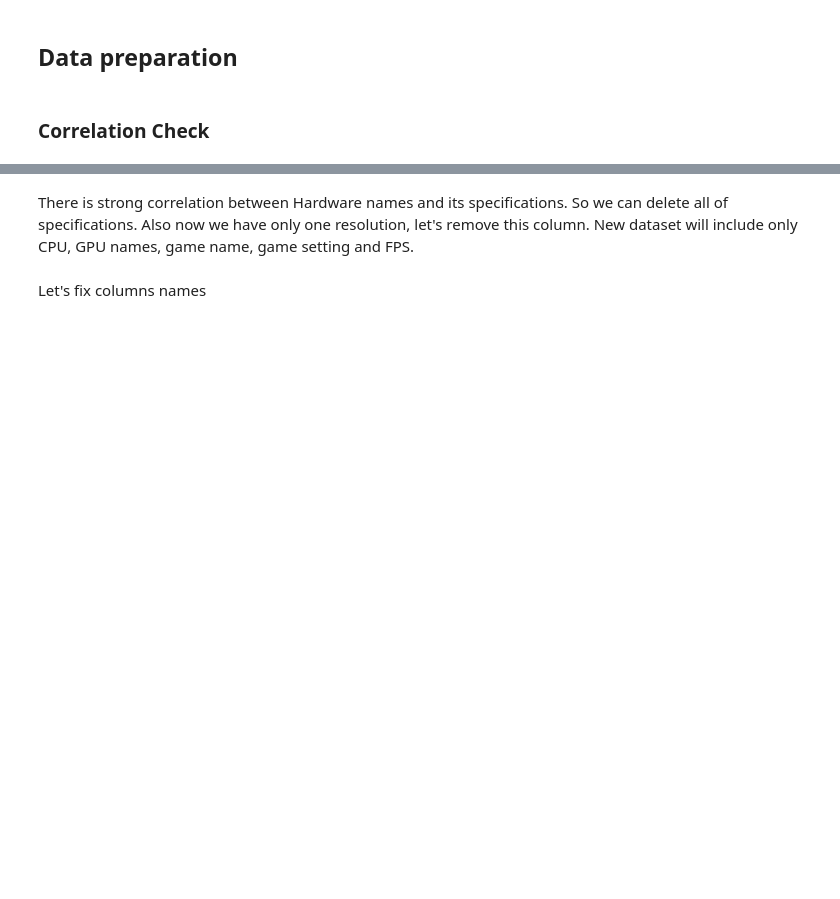
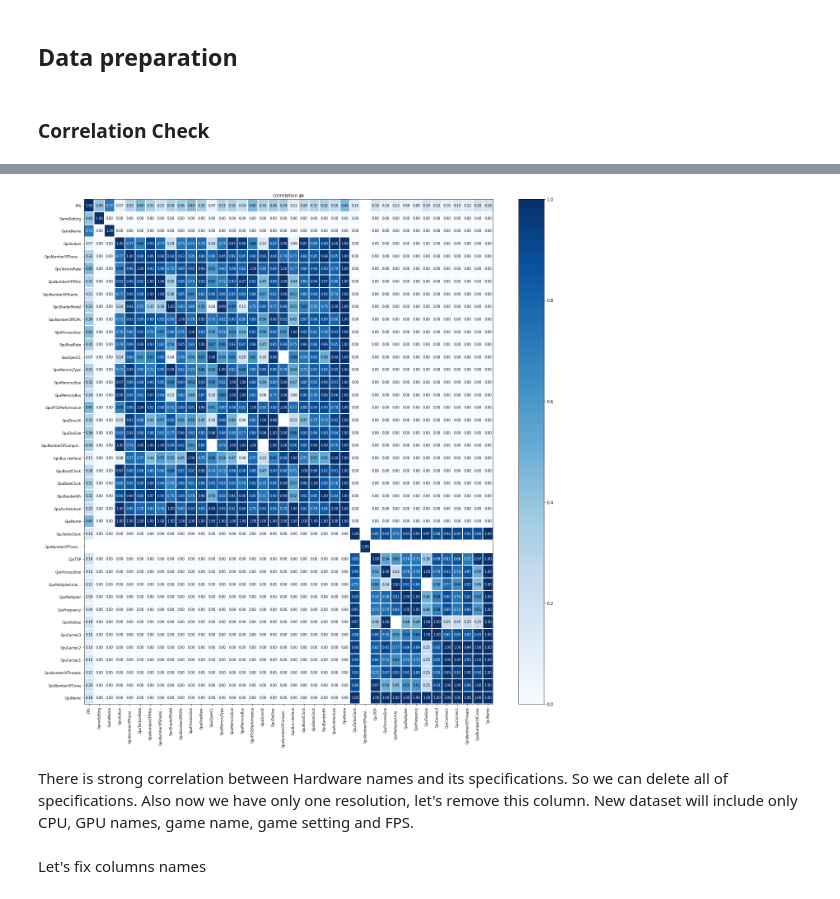
Before and after one commit to VasilyBakshaev/FPS_Games, a Jupyter notebook: notebook.ipynb, the cells around one changed output, grey strips where cells are left out. Drawn from its saved outputs; the diff is of its cells as text; code cells hidden in the pictures; blank space fills up the shorter version.

```diff
--- a/notebook.ipynb
+++ b/notebook.ipynb
@@ -82,5 +82,5 @@ df = df[df['Dataset'] == 'fpsbenchmark']
 # %% [markdown]
 ### Correlation Check
 # %%
-#%%time
-#phik_overview = df.phik_matrix()
+%%time
+phik_overview = df.phik_matrix()
@@ -87,12 +91,12 @@ df = df[df['Dataset'] == 'fpsbenchmark']
 # %%
 %%time
 
-#plot_correlation_matrix(phik_overview.values,
-#                        x_labels=phik_overview.columns,
-#                        y_labels=phik_overview.index,
-#                        vmin=0, vmax=1, color_map="Blues",
-#                        title=r"correlation $\phi_K$",
-#                        fontsize_factor=0.8,
-#                        figsize=(19, 19))
-#plt.tight_layout()
+plot_correlation_matrix(phik_overview.values,
+                        x_labels=phik_overview.columns,
+                        y_labels=phik_overview.index,
+                        vmin=0, vmax=1, color_map="Blues",
+                        title=r"correlation $\phi_K$",
+                        fontsize_factor=0.8,
+                        figsize=(19, 19))
+plt.tight_layout()
 # %% [output]
@@ -100,0 +105 @@ Wall time: 6.91 µs
+[figure, added]
```
Also changed, not shown: parts of 11 cells of this notebook.
